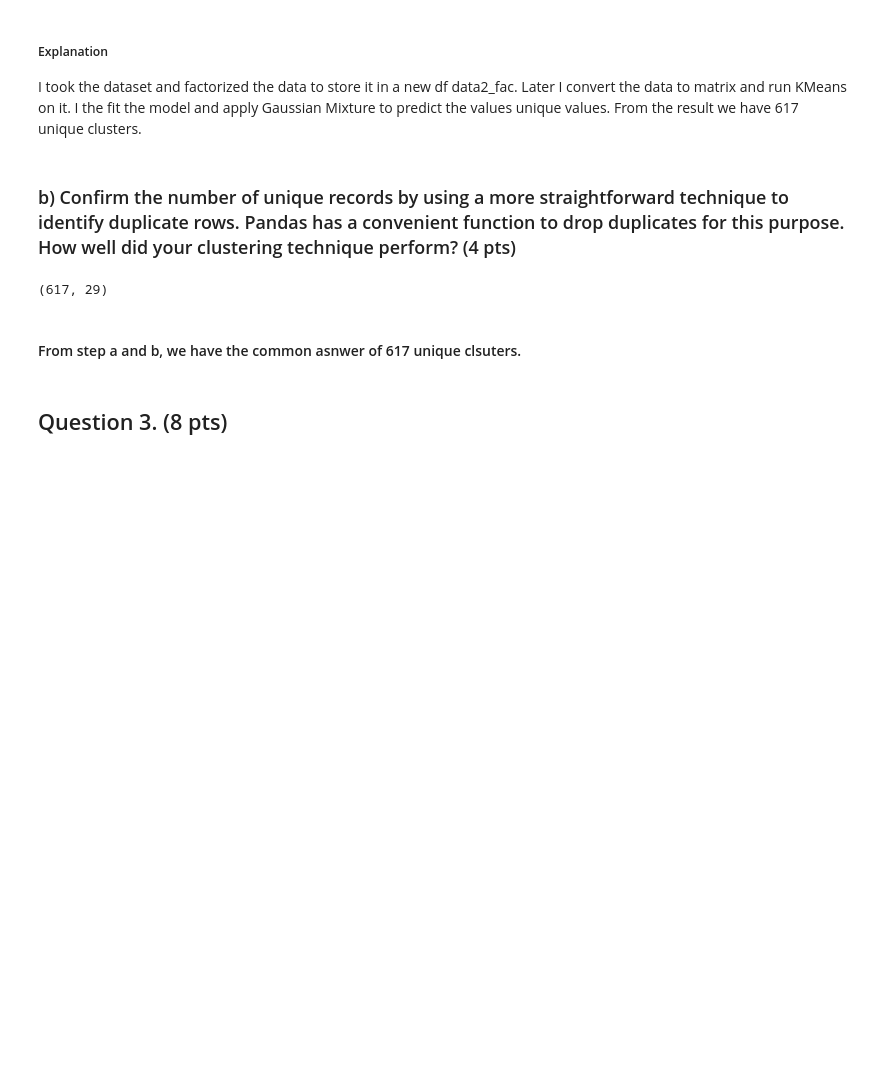
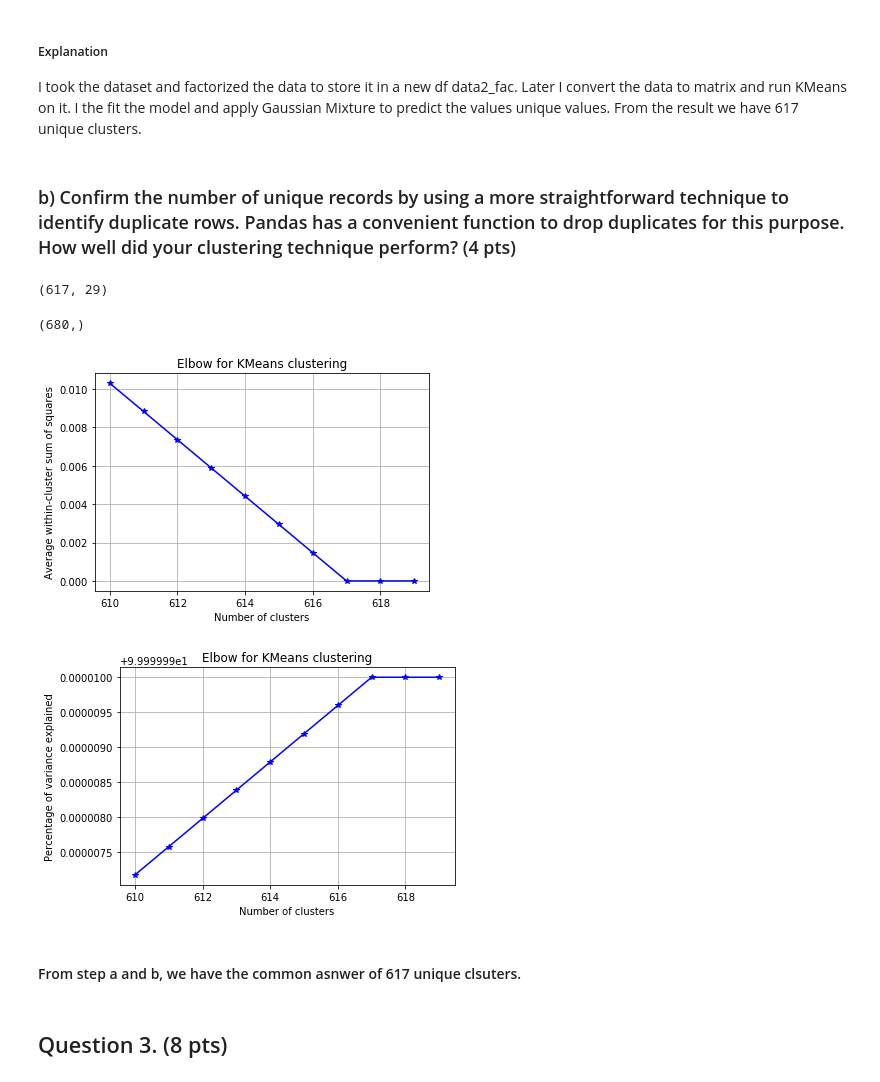
Before and after one commit to gauravcusp/ADS, a Jupyter notebook: HW4_gb1877.ipynb, the cells around one changed output. Drawn from its saved outputs; the diff is of its cells as text; code cells hidden in the pictures; blank space fills up the shorter version.

```diff
--- a/HW4_gb1877.ipynb
+++ b/HW4_gb1877.ipynb
@@ -354,6 +352,17 @@ dup_data2=dup_data2.drop_duplicates(subset=['UNIQUE KEY'], keep='first', inplace
 dup_data2.shape
 # %% [output]
 (617, 29)
+# %%
+var = np.array(data2['UNIQUE KEY'])
+var.shape
+# %% [output]
+(680,)
+# %%
+var = var.reshape(-1,1)
+elbow(var, range(610,620))
+# %% [output]
+[figure, added]
+[figure, added]
 # %% [markdown]
 #### From step a and b, we have the common asnwer of 617 unique clsuters.
 # %% [markdown]
```
Also changed, not shown: parts of 1 cell of this notebook.
